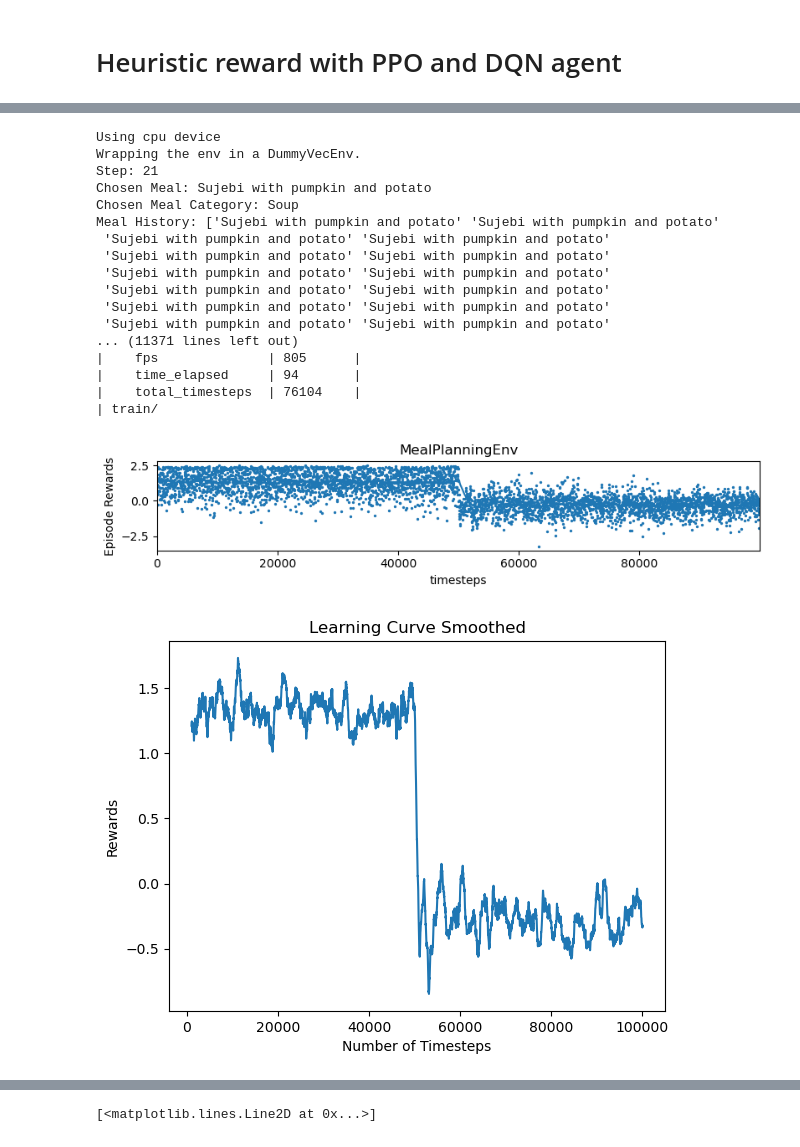
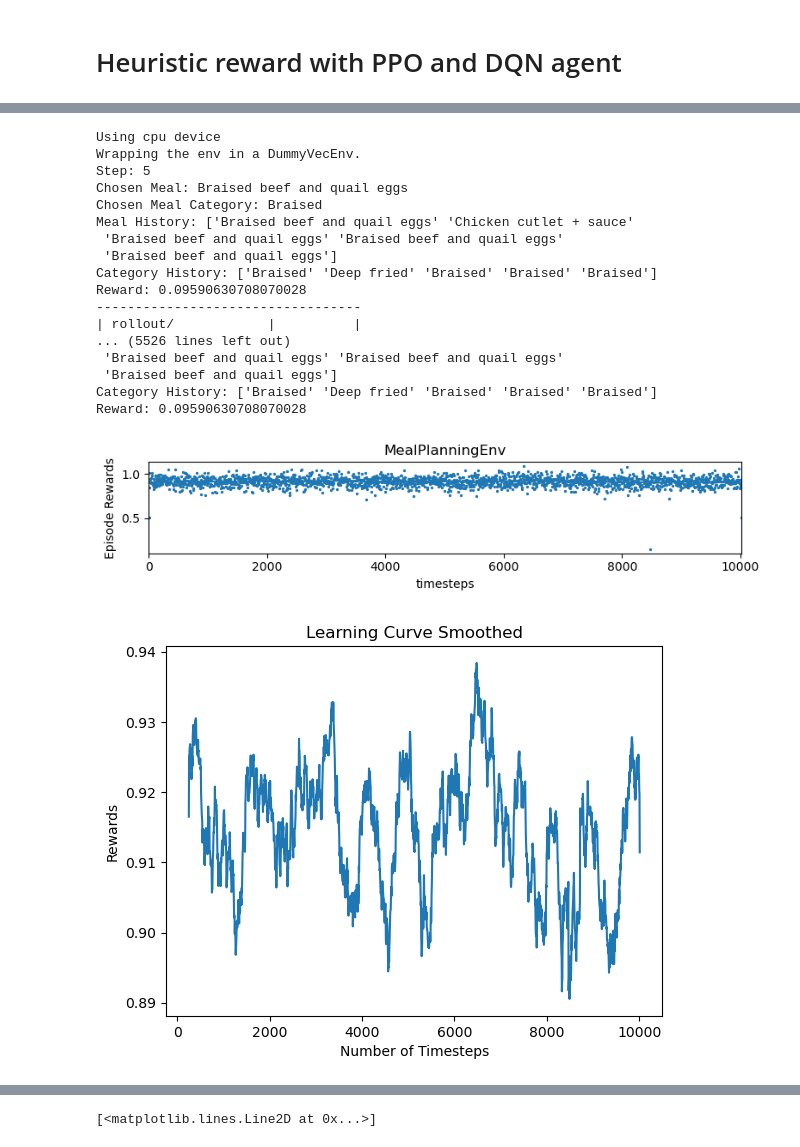
Before and after one commit to lurosenb/five_jelly_donuts, a Jupyter notebook: heuristic_ppo_agent.ipynb, the cells around one changed output, grey strips where cells are left out. Cells and saved outputs as stored; diff of their text form; code cells hidden in the pictures.

```diff
--- a/heuristic_ppo_agent.ipynb
+++ b/heuristic_ppo_agent.ipynb
@@ -122,7 +122,7 @@ possible_meals = np.array(list(meal_dict.keys()))
 meal_categories = np.array([meal.category if isinstance(meal.category, str) else meal.category[0] for meal in meal_dict.values()])
 nutrition_data = pd.DataFrame([meal.nutrition for meal in meal_dict.values()], index=possible_meals)
 
-num_meals = 21
+num_meals = 5
 env = MealPlanningEnv(
   possible_meals=possible_meals,
   meal_categories=meal_categories,
@@ -140,7 +140,7 @@ for i in range(num_meals):
   obs, rewards, done, info = env.step(action)
 env.render()
 
-model.learn(total_timesteps=100000, callback=callback)
+model.learn(total_timesteps=10000, callback=callback)
 
 obs = env.reset()
 action, _ = model.predict(obs)
@@ -150,50 +150,50 @@ for _ in range(num_meals):
 env.render()
 
 results_plotter.plot_results(
     [log_dir], 1e5, results_plotter.X_TIMESTEPS, "MealPlanningEnv"
 )
 
 plot_results(log_dir)
 # %% [output]
 Exception ignored in: <function Menu.__del__ at 0x...>
 Traceback (most recent call last):
   File "/usr/local/anaconda3/envs/rlclass/lib/python3.9/site-packages/dietkit/elements.py", line 89, in __del__
     del Menu.__catalog[self.name]
 KeyError: 'Potato zucchini soup'
 Exception ignored in: <function Menu.__del__ at 0x...>
 Traceback (most recent call last):
   File "/usr/local/anaconda3/envs/rlclass/lib/python3.9/site-packages/dietkit/elements.py", line 89, in __del__
     del Menu.__catalog[self.name]
 KeyError: 'Zucchini soup'
 Exception ignored in: <function Menu.__del__ at 0x...>
 Traceback (most recent call last):
   File "/usr/local/anaconda3/envs/rlclass/lib/python3.9/site-packages/dietkit/elements.py", line 89, in __del__
     del Menu.__catalog[self.name]
 KeyError: 'Mushroom perilla seed soup'
 Exception ignored in: <function Menu.__del__ at 0x...>
 Traceback (most recent call last):
   File "/usr/local/anaconda3/envs/rlclass/lib/python3.9/site-packages/dietkit/elements.py", line 89, in __del__
     del Menu.__catalog[self.name]
 KeyError: 'Fried tofu spring onion soup'
 Using cpu device
 Wrapping the env in a DummyVecEnv.
-Step: 21
-Chosen Meal: Sujebi with pumpkin and potato
-Chosen Meal Category: Soup
-Meal History: ['Sujebi with pumpkin and potato' 'Sujebi with pumpkin and potato'
- 'Sujebi with pumpkin and potato' 'Sujebi with pumpkin and potato'
- 'Sujebi with pumpkin and potato' 'Sujebi with pumpkin and potato'
- 'Sujebi with pumpkin and potato' 'Sujebi with pumpkin and potato'
- 'Sujebi with pumpkin and potato' 'Sujebi with pumpkin and potato'
- 'Sujebi with pumpkin and potato' 'Sujebi with pumpkin and potato'
- 'Sujebi with pumpkin and potato' 'Sujebi with pumpkin and potato'
-... (11371 lines left out)
-|    fps              | 805      |
-|    time_elapsed     | 94       |
-|    total_timesteps  | 76104    |
-| train/
+Step: 5
+Chosen Meal: Braised beef and quail eggs
+Chosen Meal Category: Braised
+Meal History: ['Braised beef and quail eggs' 'Chicken cutlet + sauce'
+ 'Braised beef and quail eggs' 'Braised beef and quail eggs'
+ 'Braised beef and quail eggs']
+Category History: ['Braised' 'Deep fried' 'Braised' 'Braised' 'Braised']
+Reward: 0.09590630708070028
+----------------------------------
+| rollout/            |          |
+... (5526 lines left out)
+ 'Braised beef and quail eggs' 'Braised beef and quail eggs'
+ 'Braised beef and quail eggs']
+Category History: ['Braised' 'Deep fried' 'Braised' 'Braised' 'Braised']
+Reward: 0.09590630708070028
-[figure, old version]
+[figure, new version]
-[figure, old version]
+[figure, new version]
 # %%
 obs = env.reset()
 action, _ = model.predict(obs)
```
Also changed, not shown: parts of 3 cells of this notebook, 1 other file.
